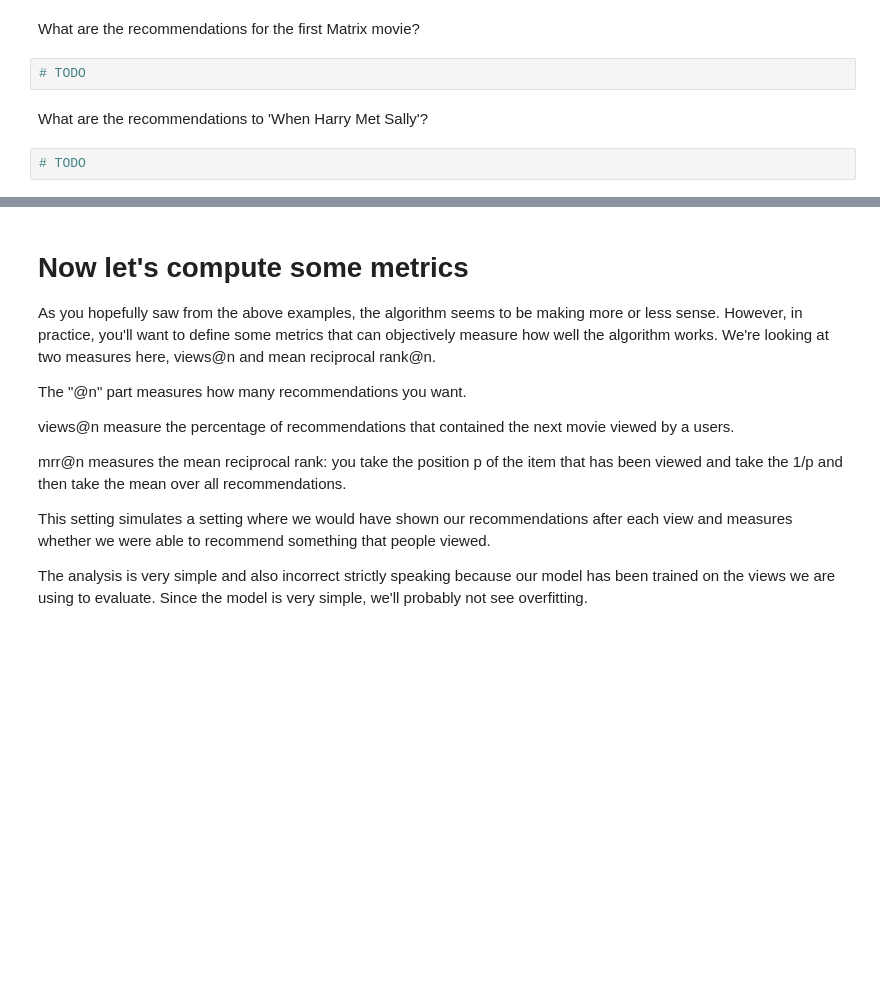
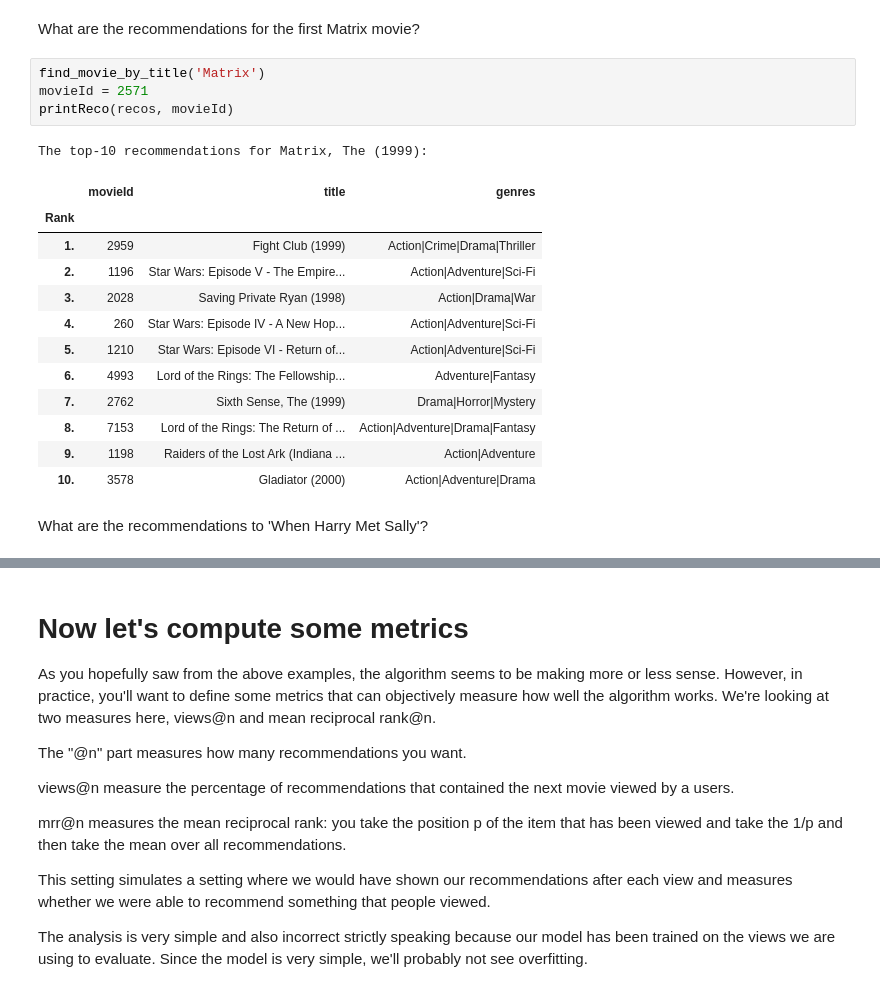
Before and after one commit to DOMEscho/saki-recommender-system, a Jupyter notebook: SAKI_reco_exercise.ipynb, the cells around one changed output, grey strips where cells are left out. Cells and saved outputs as stored; diff of their text form; blank space fills up the shorter version.

```diff
--- a/SAKI_reco_exercise.ipynb
+++ b/SAKI_reco_exercise.ipynb
@@ -340,8 +426,22 @@ printReco(recos, 1)
 # %% [markdown]
 What are the recommendations for the first Matrix movie?
-# %%
-# TODO
+# %%
+find_movie_by_title('Matrix')
+movieId = 2571
+printReco(recos, movieId)
+# %% [output]
+The top-10 recommendations for Matrix, The (1999):
+|  | movieId | title | genres |
+| Rank |  |  |  |
+| 1. | 2959 | Fight Club (1999) | Action|Crime|Drama|Thriller |
+| 2. | 1196 | Star Wars: Episode V - The Empire... | Action|Adventure|Sci-Fi |
+| 3. | 2028 | Saving Private Ryan (1998) | Action|Drama|War |
+| 4. | 260 | Star Wars: Episode IV - A New Hop... | Action|Adventure|Sci-Fi |
+| 5. | 1210 | Star Wars: Episode VI - Return of... | Action|Adventure|Sci-Fi |
+| 6. | 4993 | Lord of the Rings: The Fellowship... | Adventure|Fantasy |
+| 7. | 2762 | Sixth Sense, The (1999) | Drama|Horror|Mystery |
+| 8. | 7153 | Lord of the Rings: The Return of ... | Action|Adventure|Drama|Fantasy |
+| 9. | 1198 | Raiders of the Lost Ark (Indiana ... | Action|Adventure |
+| 10. | 3578 | Gladiator (2000) | Action|Adventure|Drama |
 # %% [markdown]
 What are the recommendations to 'When Harry Met Sally'?
-# %%
-# TODO
```
Also changed, not shown: parts of 13 cells of this notebook.
